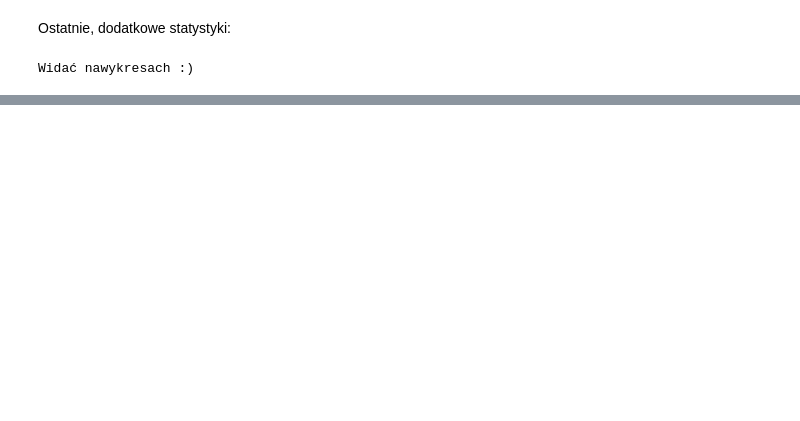
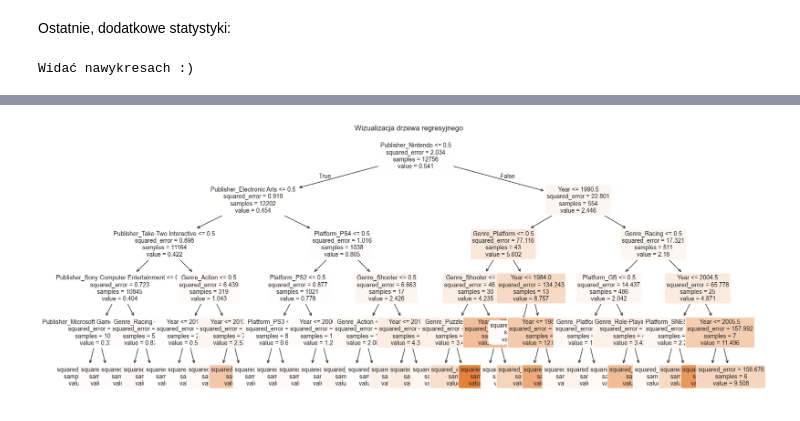
Before and after one commit to KotZPolibudy/PUT_SUS, a Jupyter notebook: zdataset-analiza/studium_przypadku.ipynb, the cells around one changed output, grey strips where cells are left out. Cells and saved outputs as stored; diff of their text form; code cells hidden in the pictures; blank space fills up the shorter version.

```diff
--- a/zdataset-analiza/studium_przypadku.ipynb
+++ b/zdataset-analiza/studium_przypadku.ipynb
@@ -312,0 +349,28 @@ Widać nawykresach :)
+# %%
+# Przygotowanie danych
+
+# Wczytaj dane
+df = pd.read_csv("vgsales.csv")
+
+# Usuń brakujące dane oraz dane z lat 2016 i późniejszych – zbiór jest niekompletny
+df = df.dropna(subset=['Publisher', 'Genre', 'Platform', 'Year', 'Global_Sales'])
+df = df[df['Year'] < 2016]
+
+# Zakładamy, że chcemy przewidywać Global_Sales
+y = df['Global_Sales']
+# X = df.drop(columns=['Name', 'Global_Sales'])
+X = df.drop(columns=['Name', 'Global_Sales', 'NA_Sales', 'EU_Sales', 'JP_Sales', 'Other_Sales'])
+
+# Określenie kolumn kategorycznych i liczbowych
+categorical_cols = ['Publisher', 'Genre', 'Platform']
+numeric_cols = ['Year']
+
+# One-hot encoding dla cech kategorycznych
+preprocessor = ColumnTransformer(transformers=[
+    ('cat', OneHotEncoder(handle_unknown='ignore'), categorical_cols),
+    ('num', 'passthrough', numeric_cols)
+])
+
+# Podział na zbiór treningowy i testowy
+X_train, X_test, y_train, y_test = train_test_split(
+    X, y, test_size=0.2, random_state=42)
@@ -312,0 +426,15 @@ Widać nawykresach :)
+# %%
+# Wyodrębnij nazwane cechy po one-hot encodingu
+ohe = tree_pipeline.named_steps['pre'].named_transformers_['cat']
+feature_names_cat = ohe.get_feature_names_out(categorical_cols)
+feature_names = list(feature_names_cat) + numeric_cols
+
+# Pobierz model drzewa
+tree_model = tree_pipeline.named_steps['reg']
+
+plt.figure(figsize=(20, 8))
+plot_tree(tree_model, feature_names=feature_names, filled=True, rounded=True, fontsize=10)
+plt.title("Wizualizacja drzewa regresyjnego")
+plt.show()
+# %% [output]
+[figure, added]
```
Also changed, not shown: parts of 10 cells of this notebook.
